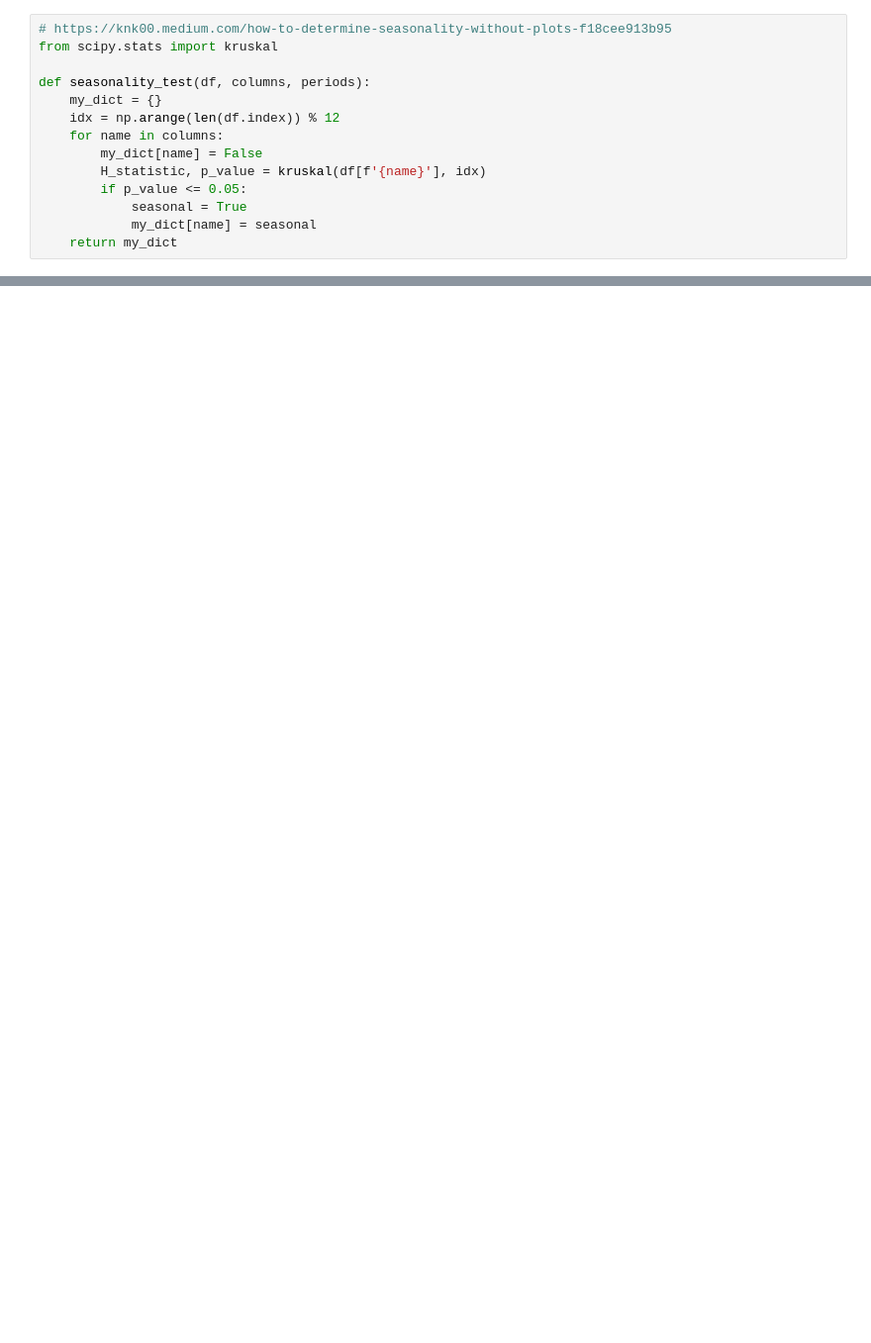
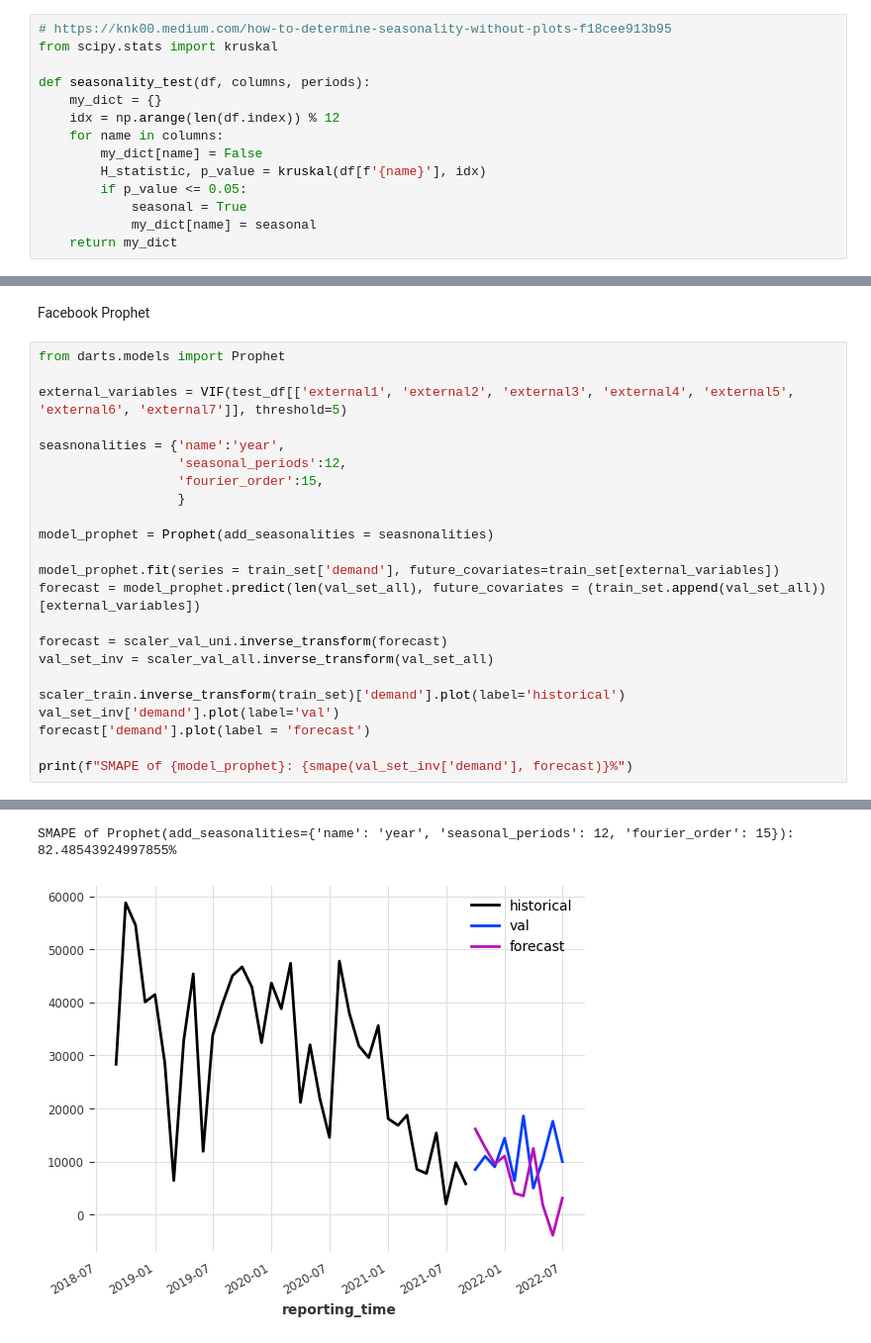
Before and after one commit to SongaZonga/tum_DAP_project, a Jupyter notebook: darts_test.ipynb, the cells around one changed output, grey strips where cells are left out. Shown at 99% size. Saved outputs shown, nothing was run; the diff lists cells and outputs as text; blank space fills up the shorter version.

```diff
--- a/darts_test.ipynb
+++ b/darts_test.ipynb
@@ -155,0 +241,26 @@ model Theta(season_mode=SeasonalityMode.ADDITIVE) obtains MAPE: 89.80%
+# %% [markdown]
+Facebook Prophet
+# %%
+from darts.models import Prophet
+
+external_variables = VIF(test_df[['external1', 'external2', 'external3', 'external4', 'external5', 'external6', 'external7']], threshold=5)
+
+seasnonalities = {'name':'year',
+                  'seasonal_periods':12,
+                  'fourier_order':15,
+                  }
+
+model_prophet = Prophet(add_seasonalities = seasnonalities)
+
+model_prophet.fit(series = train_set['demand'], future_covariates=train_set[external_variables])
+forecast = model_prophet.predict(len(val_set_all), future_covariates = (train_set.append(val_set_all))[external_variables])
+
+forecast = scaler_val_uni.inverse_transform(forecast)
+val_set_inv = scaler_val_all.inverse_transform(val_set_all)
+
+scaler_train.inverse_transform(train_set)['demand'].plot(label='historical')
+val_set_inv['demand'].plot(label='val')
+forecast['demand'].plot(label = 'forecast')
+
+print(f"SMAPE of {model_prophet}: {smape(val_set_inv['demand'], forecast)}%")
+# %% [output]
@@ -155,0 +269,2 @@ model Theta(season_mode=SeasonalityMode.ADDITIVE) obtains MAPE: 89.80%
+SMAPE of Prophet(add_seasonalities={'name': 'year', 'seasonal_periods': 12, 'fourier_order': 15}): 82.48543924997855%
+[figure, added]
```
Also changed, not shown: parts of 33 cells of this notebook.
